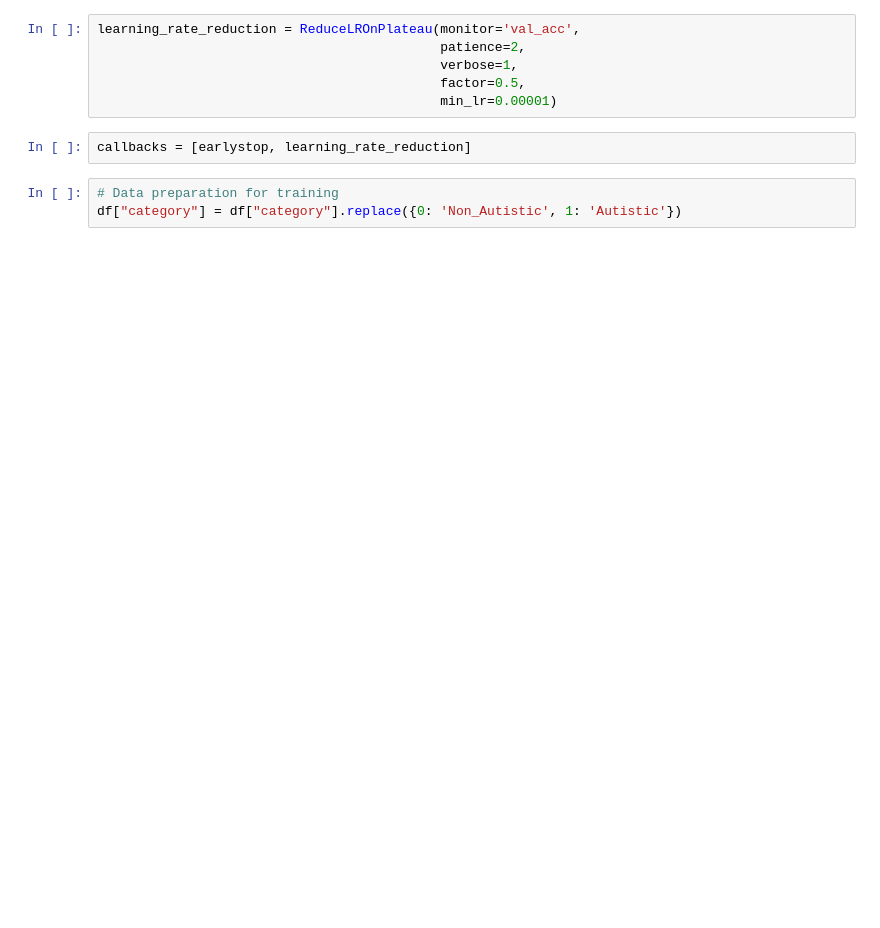
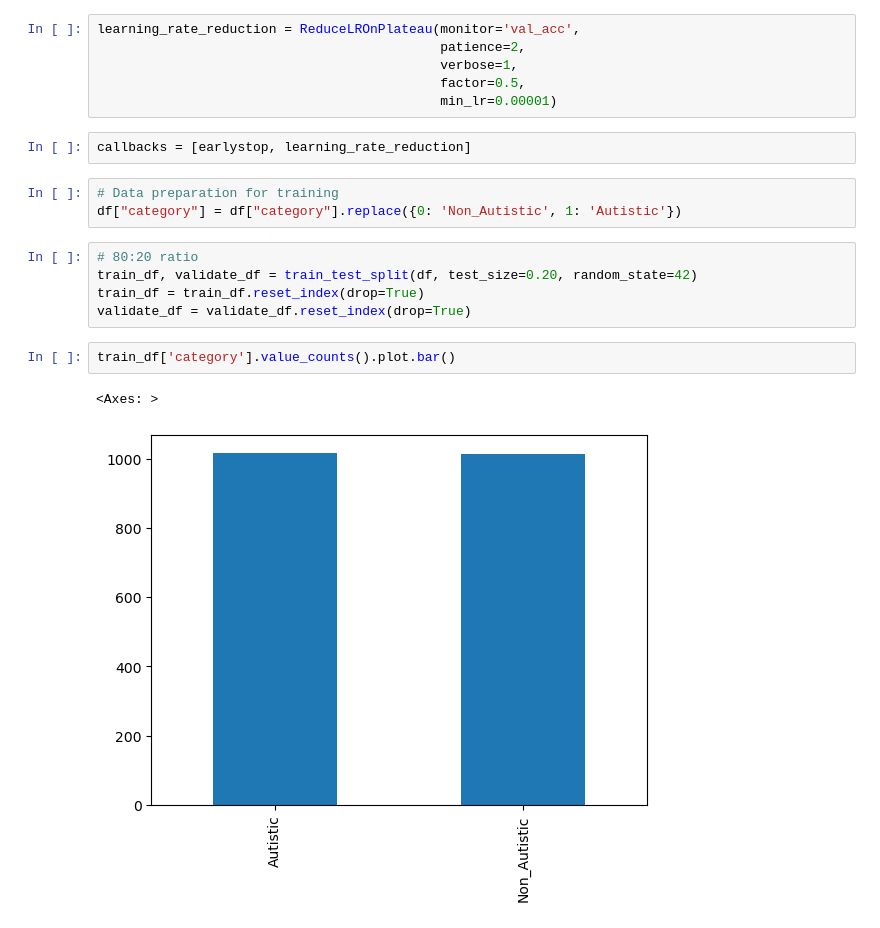
Before and after one commit to Abhirambs-08/05_ARKS_Early-Prediction-of-Autism-Disorder, a Jupyter notebook: CNN_model.ipynb, the cells around one changed output. Saved outputs shown, nothing was run; the diff lists cells and outputs as text; blank space fills up the shorter version.

Commit message:
trained model1

```diff
--- a/CNN_model.ipynb
+++ b/CNN_model.ipynb
@@ -131,3 +131,13 @@ callbacks = [earlystop, learning_rate_reduction]
 # %%
 # Data preparation for training
 df["category"] = df["category"].replace({0: 'Non_Autistic', 1: 'Autistic'})
+# %%
+# 80:20 ratio
+train_df, validate_df = train_test_split(df, test_size=0.20, random_state=42)
+train_df = train_df.reset_index(drop=True)
+validate_df = validate_df.reset_index(drop=True)
+# %%
+train_df['category'].value_counts().plot.bar()
+# %% [output]
+<Axes: >
+[figure, added]
```
Also changed, not shown: parts of 11 cells of this notebook, 2 other files.
